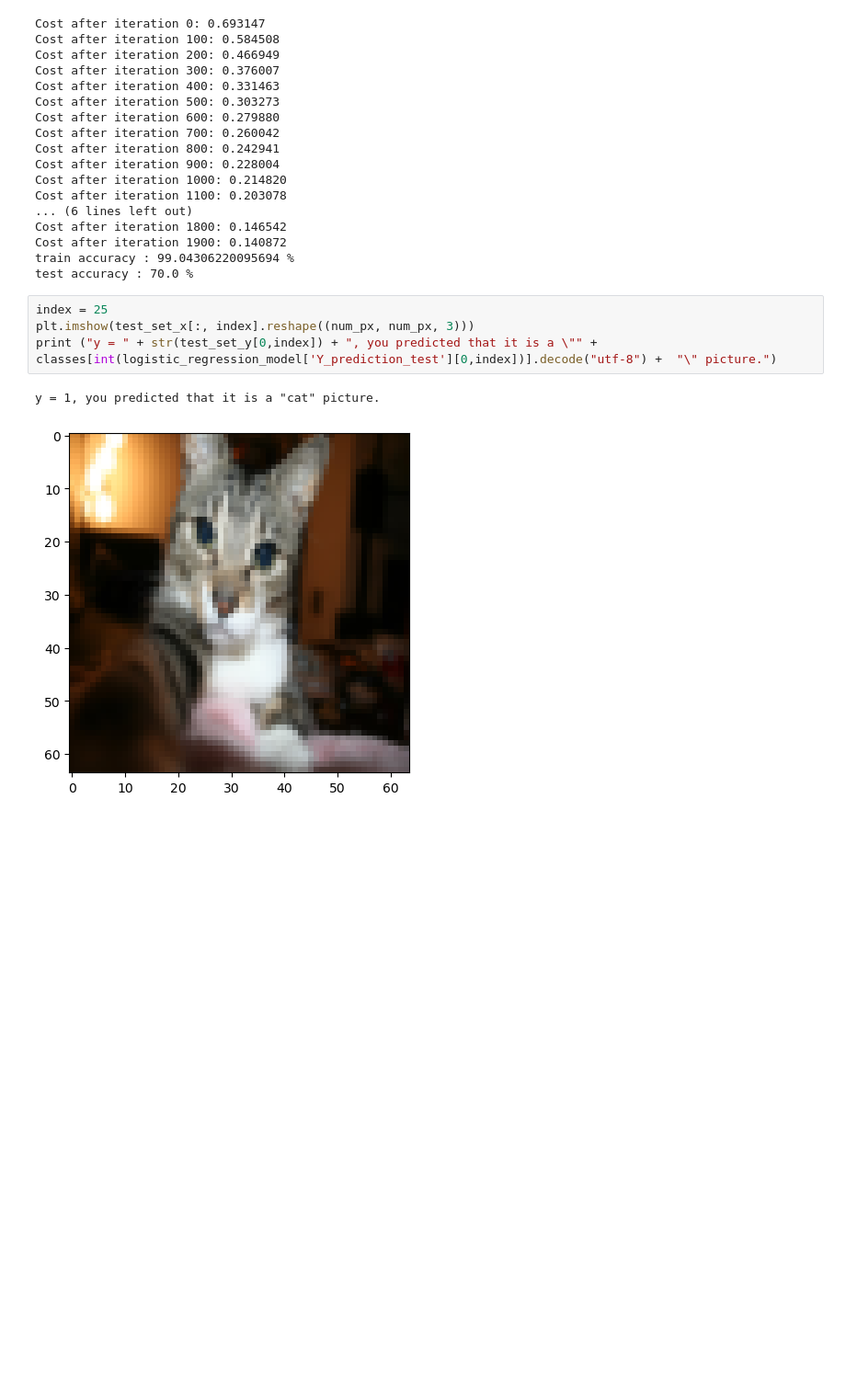
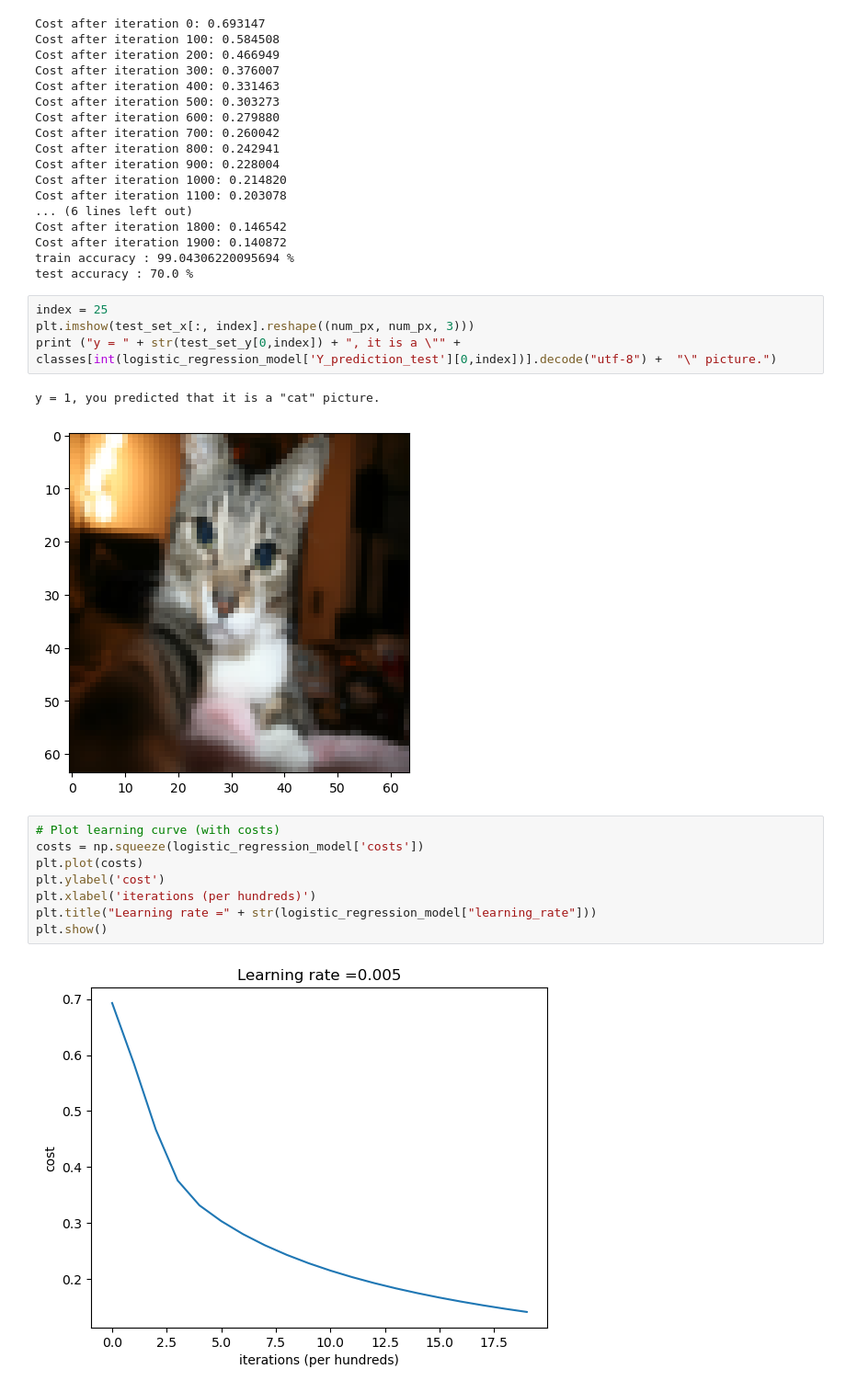
Before and after one commit to YasmineZaatour/Cat-Recognition, a Jupyter notebook: Cat_Recognition.ipynb, the cells around one changed output. Shown at 92% size. Cells and saved outputs as stored; diff of their text form; blank space fills up the shorter version.

Commit message:
The model works successfully

```diff
--- a/Cat_Recognition.ipynb
+++ b/Cat_Recognition.ipynb
@@ -251,7 +251,17 @@ test accuracy : 70.0 %
 # %%
 index = 25
 plt.imshow(test_set_x[:, index].reshape((num_px, num_px, 3)))
-print ("y = " + str(test_set_y[0,index]) + ", you predicted that it is a \"" + classes[int(logistic_regression_model['Y_prediction_test'][0,index])].decode("utf-8") +  "\" picture.")
+print ("y = " + str(test_set_y[0,index]) + ", it is a \"" + classes[int(logistic_regression_model['Y_prediction_test'][0,index])].decode("utf-8") +  "\" picture.")
 # %% [output]
 y = 1, you predicted that it is a "cat" picture.
 [figure]
+# %%
+# Plot learning curve (with costs)
+costs = np.squeeze(logistic_regression_model['costs'])
+plt.plot(costs)
+plt.ylabel('cost')
+plt.xlabel('iterations (per hundreds)')
+plt.title("Learning rate =" + str(logistic_regression_model["learning_rate"]))
+plt.show()
+# %% [output]
+[figure, added]
```
Also changed, not shown: parts of 1 cell of this notebook.
